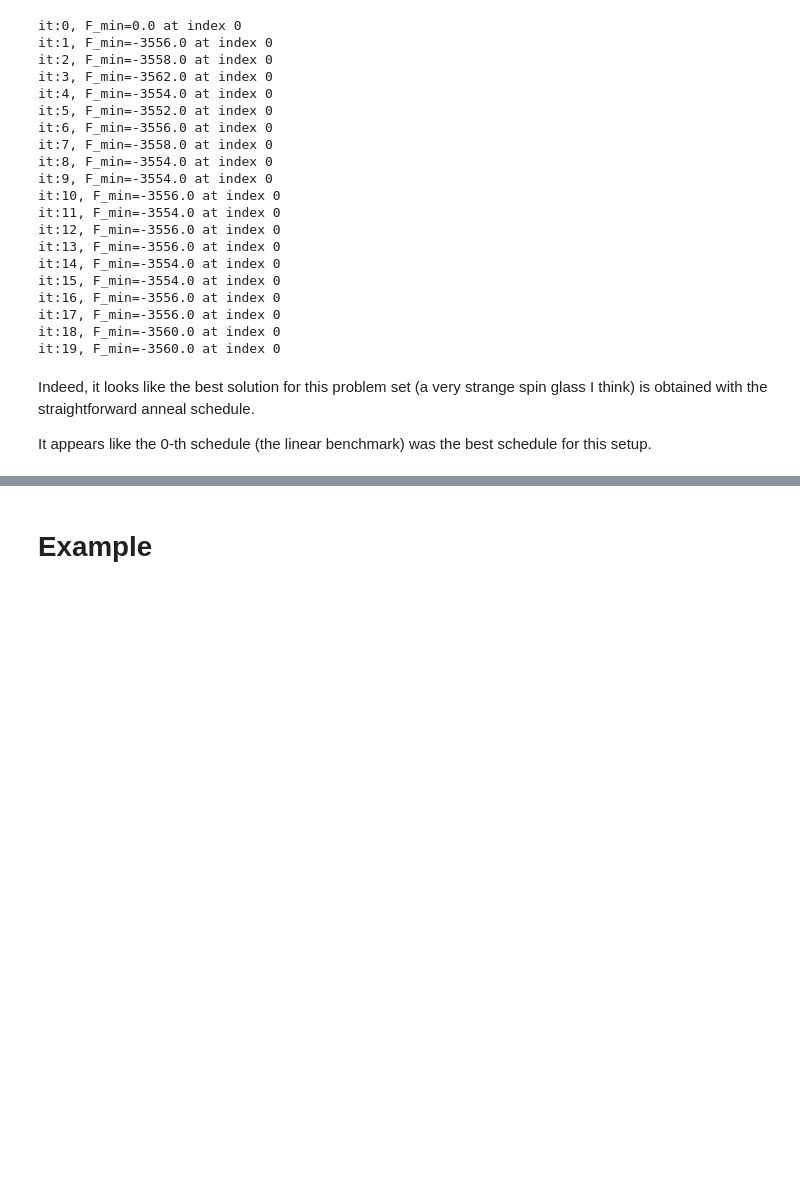
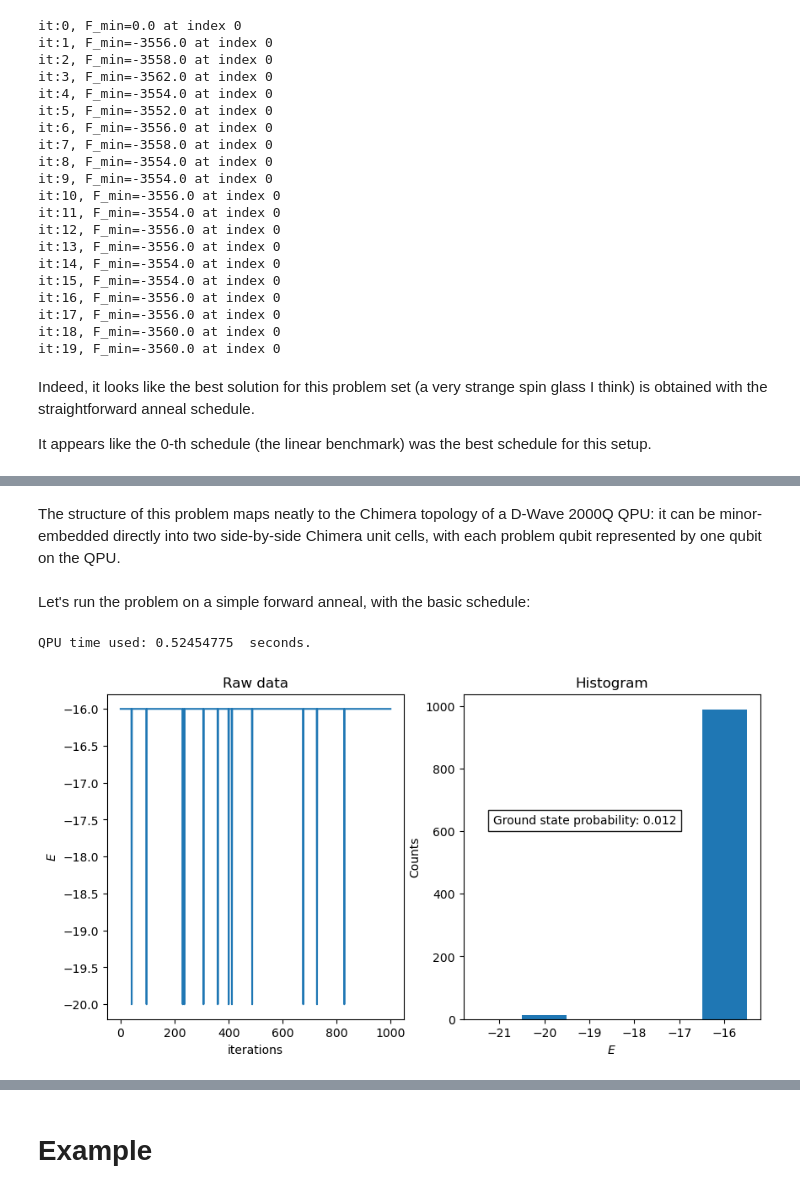
Before and after one commit to vdrouint/genetic-algos, a Jupyter notebook: genetic_adiabatic_dwave.ipynb, the cells around one changed output, grey strips where cells are left out. Saved outputs shown, nothing was run; the diff lists cells and outputs as text; code cells hidden in the pictures; blank space fills up the shorter version.

```diff
--- a/genetic_adiabatic_dwave.ipynb
+++ b/genetic_adiabatic_dwave.ipynb
@@ -504,0 +517,2 @@ It appears like the 0-th schedule (the linear benchmark) was the best schedule f
+# %% [markdown]
+The structure of this problem maps neatly to the Chimera topology of a D-Wave 2000Q QPU: it can be minor-embedded directly into two side-by-side Chimera unit cells, with each problem qubit represented by one qubit on the QPU.
@@ -504,0 +536,36 @@ It appears like the 0-th schedule (the linear benchmark) was the best schedule f
+# %% [markdown]
+Let's run the problem on a simple forward anneal, with the basic schedule:
+# %%
+num_reads=1000
+results = sampler_embedded.sample_ising(h_s, J_s,
+    num_reads=num_reads,
+    answer_mode='raw',
+    num_spin_reversal_transforms=5,
+    label='Notebook - Anneal Schedule',
+    anneal_schedule = basic_schedule)
+
+print("QPU time used:", results.info['timing']['qpu_access_time']/10**6, " seconds.")
+# %% [output]
+QPU time used: 0.52454775  seconds.
+# %%
+#plot the raw results obtained:
+
+fig, (ax1, ax2) = plt.subplots(1, 2, figsize=(10, 5))
+
+
+ax1.plot(results.record.energy)
+ax1.set_xlabel('iterations')
+ax1.set_ylabel(r'$E$')
+ax1.set_title('Raw data')
+
+ax2.hist(results.record.energy,rwidth=1,align='left',bins=[-21,-20,-19,-18,-17,-16,-15])
+ax2.set_ylabel('Counts')
+ax2.set_xlabel(r'$E$')
+ax2.set_title('Histogram')
+_, counts = np.unique(results.record.energy.reshape(num_reads,1), axis=0, return_counts=True)
+#print("Ground state probability: ", counts[0]/num_reads)
+ax2.text(0.1, 0.6, "Ground state probability: {}".format(counts[0]/num_reads), bbox=dict(facecolor='white', alpha=0.9), transform=ax2.transAxes)
+
+plt.show()
+# %% [output]
+[figure, added]
```
Also changed, not shown: parts of 13 cells of this notebook, 1 other file.
